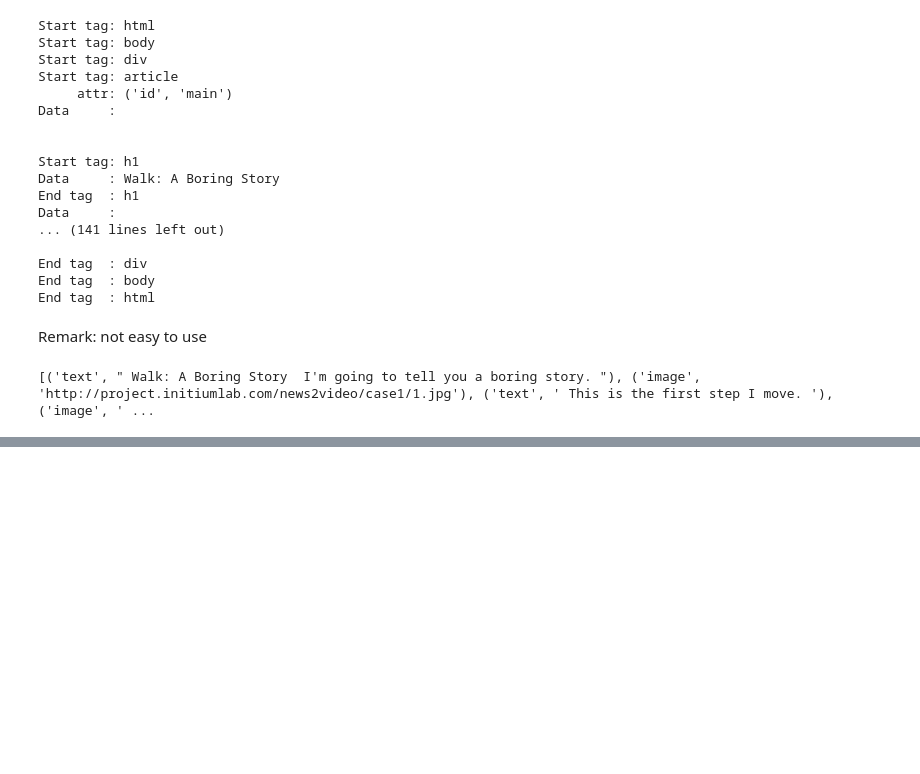
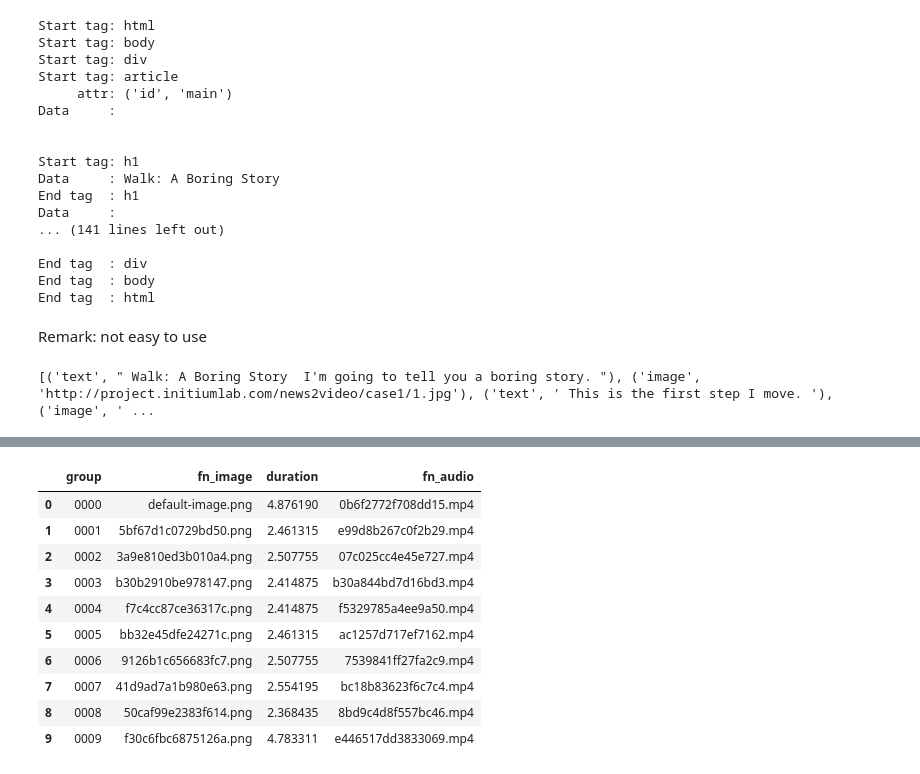
Before and after one commit to initiumlab/news2video, a Jupyter notebook: experiments/assemble-osx/Assemble Video.ipynb, the cells around one changed output, grey strips where cells are left out. Cells and saved outputs as stored; diff of their text form; code cells hidden in the pictures; blank space fills up the shorter version.

```diff
--- a/experiments/assemble-osx/Assemble Video.ipynb
+++ b/experiments/assemble-osx/Assemble Video.ipynb
@@ -185,0 +285,33 @@ df_screenplay
+# %%
+scenes = []
+df_sp_orged = df_screenplay.reset_index()
+df_sp_orged['group'] = df_sp_orged['index'].apply(lambda x: int((x + 1) / 2))
+for (gname, group) in df_sp_orged.groupby('group'):
+    if len(group[group['type'] == 'image']) == 0:
+        fn_image = 'default-image.png'
+    else:
+        fn_image = group[group['type'] == 'image']['converted_name'].values[0]
+
+    if len(group[group['type'] == 'text']) == 0:
+        duration = 1.53
+        fn_audio = 'default-audio.mp4'
+    else:
+        duration = group[group['type'] == 'text']['duration'].values[0]
+        fn_audio = group[group['type'] == 'text']['local_src'].values[0] + '.mp4'
+
+    scenes.append(('%04d' % gname, fn_image, duration, fn_audio))
+
+df_scenes = pd.DataFrame(scenes, columns=['group', 'fn_image', 'duration', 'fn_audio'])
+df_scenes
+# %% [output]
+|  | group | fn_image | duration | fn_audio |
+| 0 | 0000 | default-image.png | 4.876190 | 0b6f2772f708dd15.mp4 |
+| 1 | 0001 | 5bf67d1c0729bd50.png | 2.461315 | e99d8b267c0f2b29.mp4 |
+| 2 | 0002 | 3a9e810ed3b010a4.png | 2.507755 | 07c025cc4e45e727.mp4 |
+| 3 | 0003 | b30b2910be978147.png | 2.414875 | b30a844bd7d16bd3.mp4 |
+| 4 | 0004 | f7c4cc87ce36317c.png | 2.414875 | f5329785a4ee9a50.mp4 |
+| 5 | 0005 | bb32e45dfe24271c.png | 2.461315 | ac1257d717ef7162.mp4 |
+| 6 | 0006 | 9126b1c656683fc7.png | 2.507755 | 7539841ff27fa2c9.mp4 |
+| 7 | 0007 | 41d9ad7a1b980e63.png | 2.554195 | bc18b83623f6c7c4.mp4 |
+| 8 | 0008 | 50caf99e2383f614.png | 2.368435 | 8bd9c4d8f557bc46.mp4 |
+| 9 | 0009 | f30c6fbc6875126a.png | 4.783311 | e446517dd3833069.mp4 |
```
Also changed, not shown: parts of 13 cells of this notebook, 4 other files.
